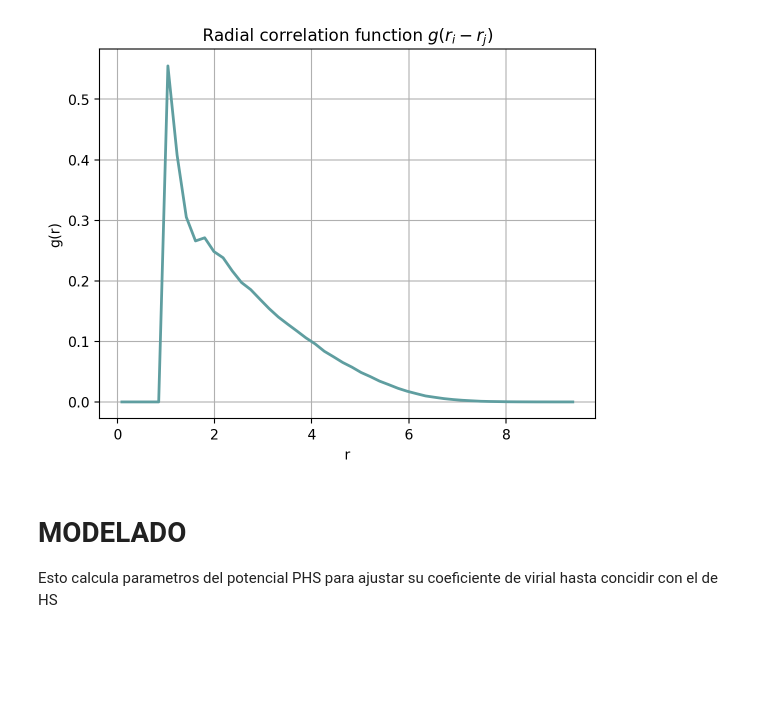
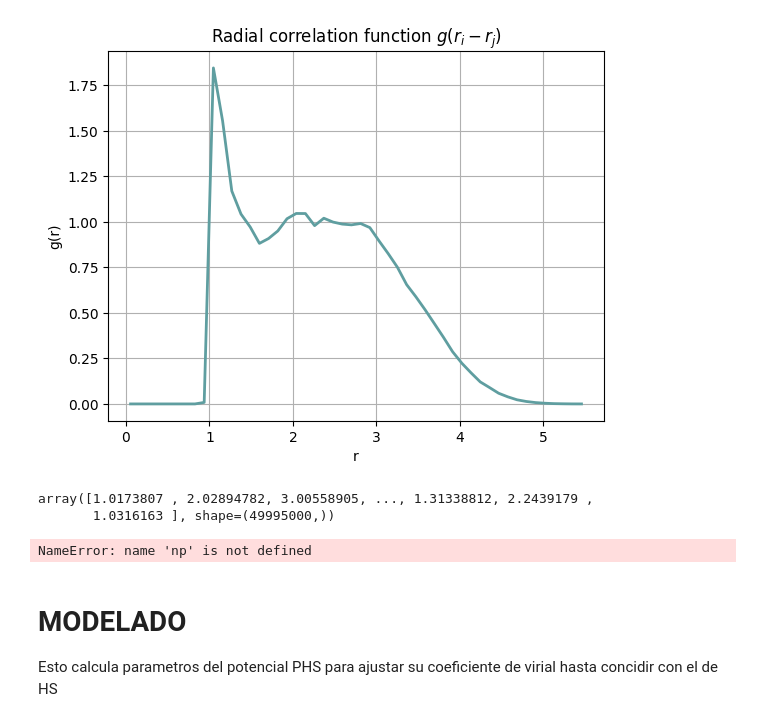
Before and after one commit to Alanxyz/statisticalphysicsrocks, a Jupyter notebook: MC.ipynb, the cells around one changed output. Saved outputs shown, nothing was run; the diff lists cells and outputs as text; code cells hidden in the pictures; blank space fills up the shorter version.

```diff
--- a/MC.ipynb
+++ b/MC.ipynb
@@ -249,7 +204,83 @@ plot(conf)
 # %%
-r, gr = estimador_gr(conf) #Estimador, devuelve distancias por bin y la función de correlación radial
+
+from scipy.spatial import distance_matrix
+
+def periodic_distance_matrix(conf, L):
+    """
+    Calcula la matriz de distancias con condiciones periódicas usando mínima imagen.
+    conf: array (N, d)
+    L: escalar o array (d,)
+    """
+    delta = conf[:, np.newaxis, :] - conf[np.newaxis, :, :]
+    delta -= L * np.round(delta / L)
+    dist_mat = np.linalg.norm(delta, axis=-1)
+    return dist_mat
+
+def periodic_pdist_fast(conf, L):
+    dist_mat = periodic_distance_matrix(conf, L)
+    # Extrae los elementos de la parte superior del triángulo (sin la diagonal)
+    i_upper = np.triu_indices(len(conf), k=1)
+    return dist_mat[i_upper]
+
+def estimador_gr(conf, bins=50, r_max=None, fn = None):
+    N = conf.shape[0]
+    d = conf.shape[1]
+
+    dists = periodic_pdist_fast(conf ,boxlen)
+
+    if r_max is None:
+        r_max = np.max(dists)
+
+    hist, bin_edges = np.histogram(dists, bins=bins, range=(0, r_max))
+    bin_centers = 0.5 * (bin_edges[:-1] + bin_edges[1:])
+
+    #Volumen de las cáscaras esféricas en D dimensiones
+    dr = bin_edges[1] - bin_edges[0]
+    def volume_shell(r, dr, d):
+        from scipy.special import gamma
+        vol_d = (np.pi ** (d / 2)) / gamma(d / 2 + 1)
+        return vol_d * ((r + dr/2) ** d - (r - dr/2) ** d)
+
+    shell_volumes = np.array([volume_shell(r, dr, d) for r in bin_centers])
+
+    V = boxlen**d
+
+    if r_max is None:
+        if L is not None:
+            r_max = L / 2  # 🟢 Aquí va el PASO 3: evita distancias mayores a L/2
+        else:
+            r_max = np.max(dists)
+
+    rho = N / V
+    num_pairs = N * (N - 1) / 2  # porque estás usando pdist (pares únicos)
+    gr = hist / (shell_volumes * num_pairs / V)
+
+    plt.plot(bin_centers, gr, c='cadetblue', lw = 2)
+    plt.xlabel("r")
+    plt.ylabel("g(r)")
+    plt.title("Radial correlation function $g(r_{i}-r_{j})$")
+    plt.grid(True)
+    if fn == None:
+        plt.show()
+    else:
+        plt.savefig(fn)
+        plt.show()
+
+    return bin_centers, gr
+
+
+r, gr = estimador_gr(conf, rma) #Estimador, devuelve distancias por bin y la función de correlación radial
 # %% [output]
-[figure, old version]
+[figure, new version]
+# %%
+pdist(conf)
+# %% [output]
+array([1.0173807 , 2.02894782, 3.00558905, ..., 1.31338812, 2.2439179 ,
+       1.0316163 ], shape=(49995000,))
+# %%
+np.save('conf', conf)
+# %% [output]
+NameError: name 'np' is not defined
 # %% [markdown]
 # MODELADO
 
```
Also changed, not shown: parts of 2 cells of this notebook.
